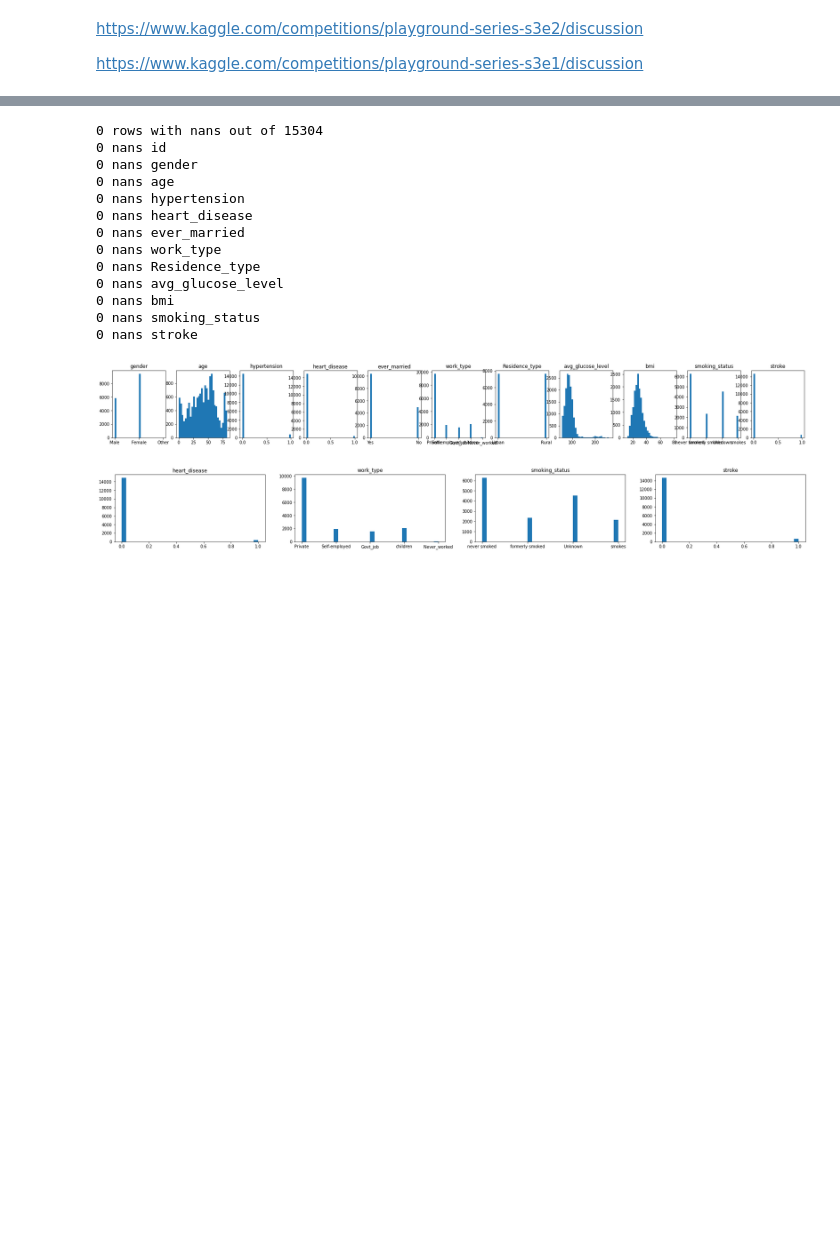
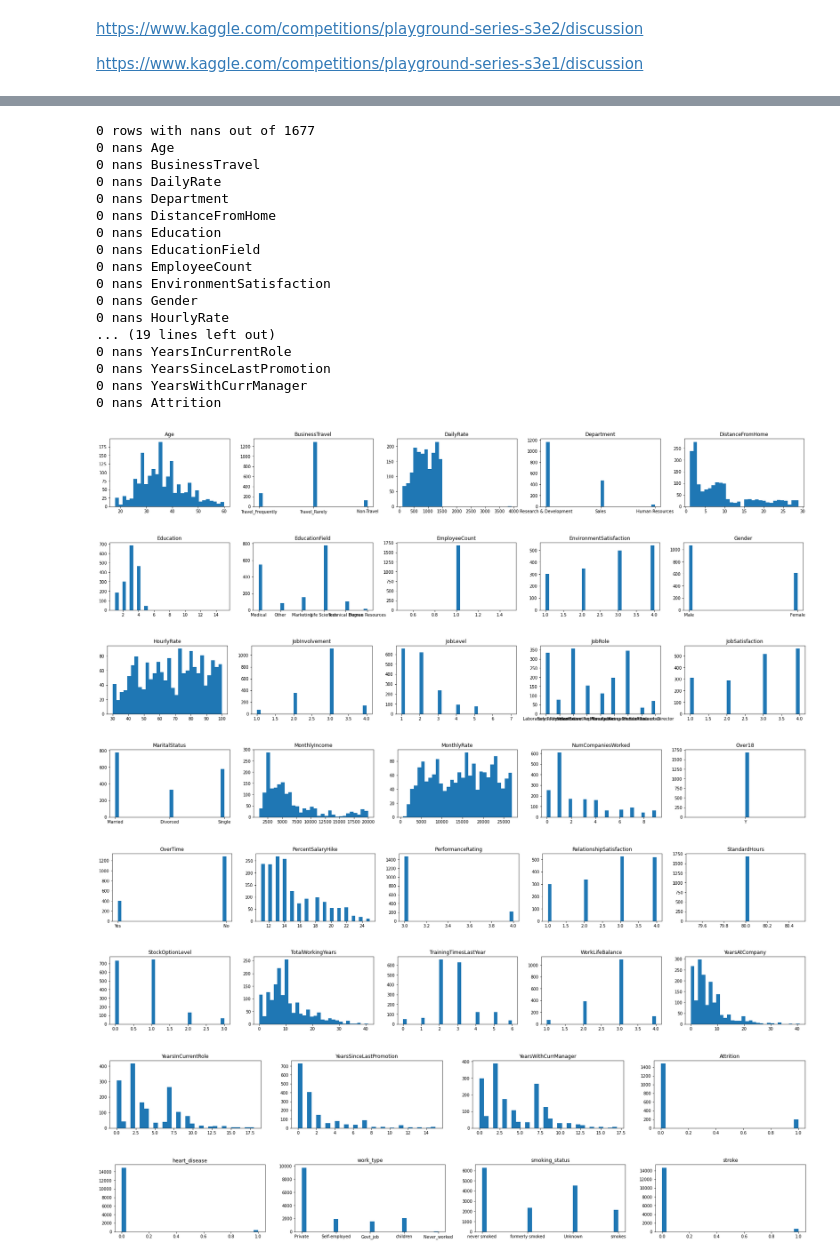
Before and after one commit to vmisusu/kaggle, a Jupyter notebook: data_investigation.ipynb, the cells around one changed output, grey strips where cells are left out. Saved outputs shown, nothing was run; the diff lists cells and outputs as text; code cells hidden in the pictures; blank space fills up the shorter version.

```diff
--- a/data_investigation.ipynb
+++ b/data_investigation.ipynb
@@ -4,7 +4,7 @@ https://www.kaggle.com/competitions/playground-series-s3e2/discussion
 
 https://www.kaggle.com/competitions/playground-series-s3e1/discussion
 # %%
-DATA_DIR='playground-series-s3e2/'
+DATA_DIR='playground-series-s3e3/'
 # %%
 from IPython.display import display, HTML
 display(HTML("<style>.container { width:100% !important; }</style>"))
@@ -52,23 +53,39 @@ df.describe(percentiles=[0, 1/3, 2/3, 1])
 # %%
 DI.nans(df)
 # %% [output]
-0 rows with nans out of 15304
-0 nans id
-0 nans gender
-0 nans age
-0 nans hypertension
-0 nans heart_disease
-0 nans ever_married
-0 nans work_type
-0 nans Residence_type
-0 nans avg_glucose_level
-0 nans bmi
-0 nans smoking_status
-0 nans stroke
+0 rows with nans out of 1677
+0 nans Age
+0 nans BusinessTravel
+0 nans DailyRate
+0 nans Department
+0 nans DistanceFromHome
+0 nans Education
+0 nans EducationField
+0 nans EmployeeCount
+0 nans EnvironmentSatisfaction
+0 nans Gender
+0 nans HourlyRate
+... (19 lines left out)
+0 nans YearsInCurrentRole
+0 nans YearsSinceLastPromotion
+0 nans YearsWithCurrManager
+0 nans Attrition
 # %%
-DI.hists(df)
+DI.hists(df.iloc[:,:5])
+DI.hists(df.iloc[:,5:10])
+DI.hists(df.iloc[:,10:15])
+DI.hists(df.iloc[:,15:20])
+DI.hists(df.iloc[:,20:25])
+DI.hists(df.iloc[:,25:30])
+DI.hists(df.iloc[:,30:])
 # %% [output]
-[figure, old version]
+[figure, new version]
+[figure, added]
+[figure, added]
+[figure, added]
+[figure, added]
+[figure, added]
+[figure, added]
 # %%
 DI.hists(df.loc[:,['heart_disease','work_type','smoking_status','stroke']]) #closer look
 # %% [output]
```
Also changed, not shown: parts of 3 cells of this notebook, 6 other files.
